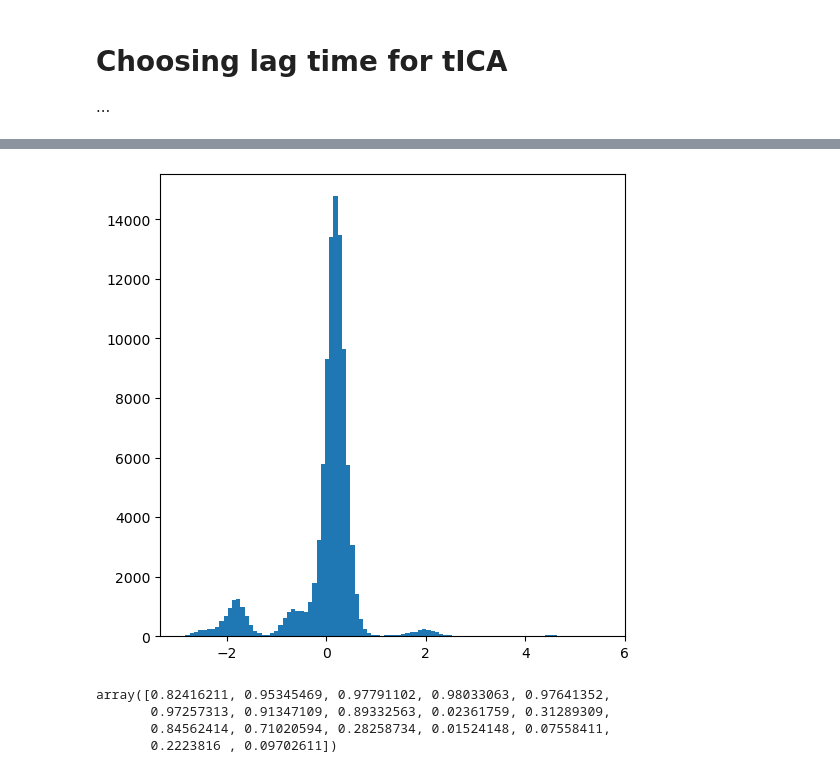
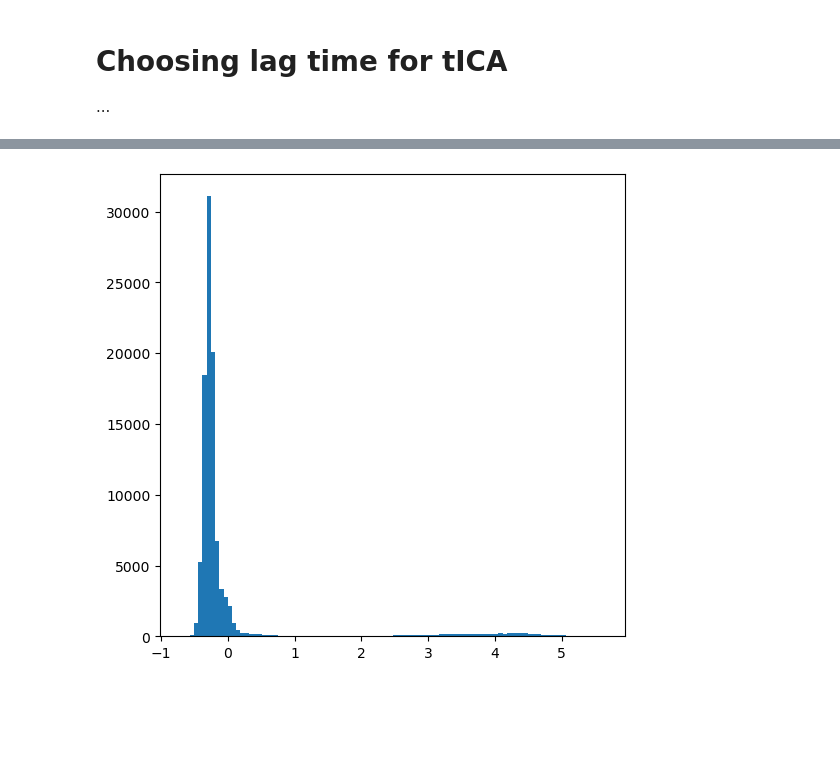
Before and after one commit to LotharBezzon/AF_MD, a Jupyter notebook: traj_analysis.ipynb, the cells around one changed output, grey strips where cells are left out. Saved outputs shown, nothing was run; the diff lists cells and outputs as text; code cells hidden in the pictures; blank space fills up the shorter version.

```diff
--- a/traj_analysis.ipynb
+++ b/traj_analysis.ipynb
@@ -98,20 +108,14 @@ repr1, repr2, repr3
 # %%
 tica1 = tica_traj[:, 0]
 tica2 = tica_traj[:, 1]
 tica3 = tica_traj[:, 2]
 
 fig, ax = plt.subplots(1, 1, figsize=(6, 6))
 #ax = plt.hist2d(tica2, tica1, bins=100, density=True, cmap='Blues')
-ax = plt.hist(tica2, bins=100)
+ax = plt.hist(tica1, bins=100)
 # %% [output]
-[figure, old version]
+[figure, new version]
 # %%
-protein = 'trp_cage'
-coords = xyz_to_numpy(f'{protein}.xyz')
+protein = 'complexin_2'
+coords = xyz_to_numpy(f'{protein}_short.xyz')
 helicity, helix_mask = get_per_residue_helicity(coords)
-helicity
-# %% [output]
-array([0.82416211, 0.95345469, 0.97791102, 0.98033063, 0.97641352,
-       0.97257313, 0.91347109, 0.89332563, 0.02361759, 0.31289309,
-       0.84562414, 0.71020594, 0.28258734, 0.01524148, 0.07558411,
-       0.2223816 , 0.09702611])
```
Also changed, not shown: parts of 6 cells of this notebook, 12 other files.
